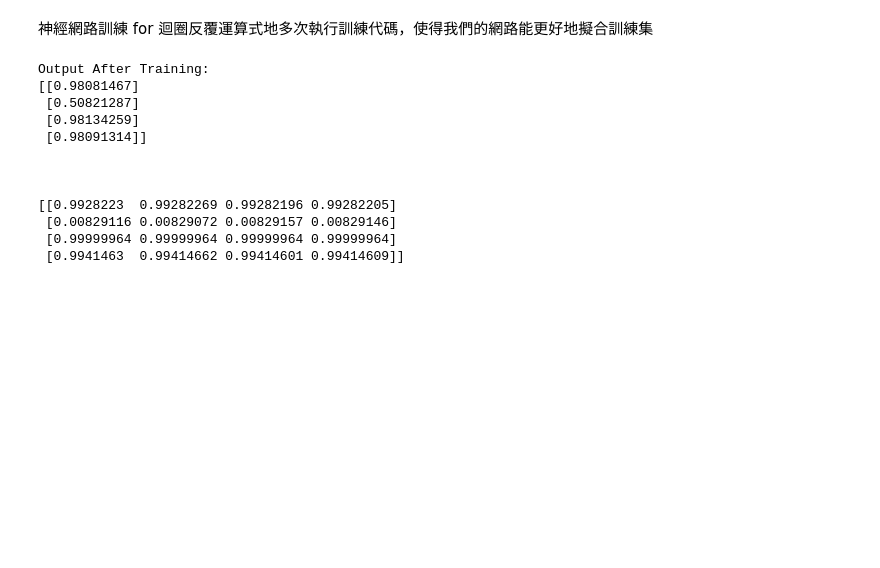
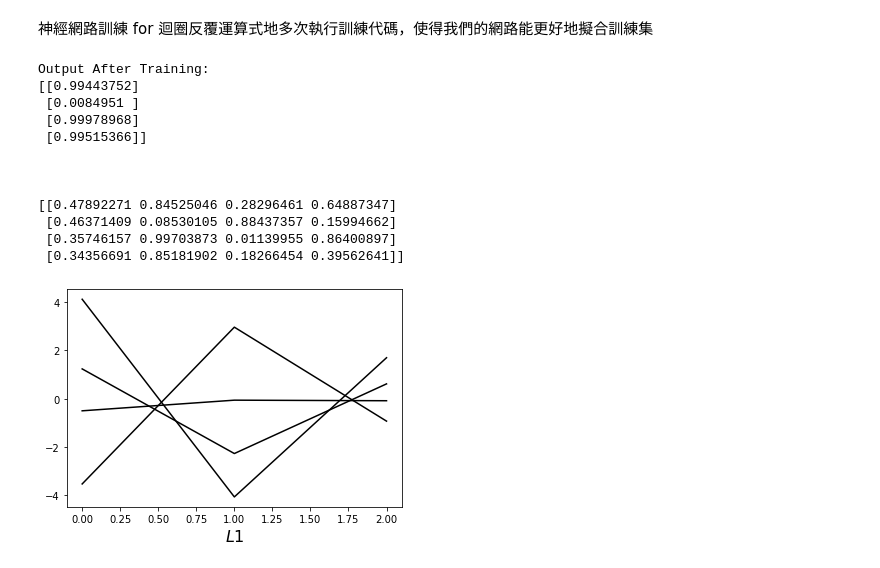
Before and after one commit to a227799770055/3rd-ML100Days, a Jupyter notebook: Homework/Day75-Back_Propagation_HW.ipynb, the cells around one changed output. Drawn from its saved outputs; the diff is of its cells as text; code cells hidden in the pictures; blank space fills up the shorter version.

```diff
--- a/Homework/Day75-Back_Propagation_HW.ipynb
+++ b/Homework/Day75-Back_Propagation_HW.ipynb
@@ -47,6 +47,9 @@ iter = 0
 #該神經網路權重矩陣的初始化操作。
 #用 “syn0” 來代指 (即“輸入層-第一層隱層”間權重矩陣）
 #用 “syn1” 來代指 (即“輸入層-第二層隱層”間權重矩陣）
+
+syn0_history = [syn0]
+syn1_history = [syn1]
 # %% [markdown]
 神經網路訓練
 for 迴圈反覆運算式地多次執行訓練代碼，使得我們的網路能更好地擬合訓練集
@@ -55,24 +58,21 @@ for iter in range(10000):
     # forward propagation
     l0 = X
     l1 = nonlin(np.dot(l0,syn0))
+    l2 = nonlin(np.dot(l1,syn1))
+    # 計算l2的 cost value
+    l2_error = y - l2
+    # 計算l2的sigmoid function的導函數
+    l2_delta = l2_error*nonlin(l2,deriv=True)
+    # 計算更新後的syn1權重
+    syn1 += np.dot(l1.T,l2_delta)
+    # 向前計算cost value對於syn0的微分
+    l1_error=l2_delta.dot(syn1.T)
+    l1_delta=l1_error * nonlin(l1,deriv=True)
+    syn0 += l0.T.dot(l1_delta)
 
-    # how much did we miss?
-    l1_error = y - l1
+    syn1_history.append(syn1)
+    syn0_history.append(syn0)
 
-    # multiply how much we missed by the
-    # slope of the sigmoid at the values in l1
-    l1_delta = l1_error * nonlin(l1,deriv=True)
-    # update weights
-    l2_error = y - l2
-    l2 = nonlin(np.dot(l1,syn1))
-    l2_delta = l2_error * nonlin(l2,deriv=True)
-
-
-    syn0 += np.dot(l0.T, l1_delta)
-
-    syn1 += np.dot(l1.T,l2_delta)
-
-     # syn1 update weights
 
 print("Output After Training:")
 print(l2)
@@ -80,14 +80,24 @@ print("\n\n")
 print(l1)
 # %% [output]
 Output After Training:
-[[0.98081467]
- [0.50821287]
- [0.98134259]
- [0.98091314]]
+[[0.99443752]
+ [0.0084951 ]
+ [0.99978968]
+ [0.99515366]]
 
 
 
-[[0.9928223  0.99282269 0.99282196 0.99282205]
- [0.00829116 0.00829072 0.00829157 0.00829146]
- [0.99999964 0.99999964 0.99999964 0.99999964]
- [0.9941463  0.99414662 0.99414601 0.99414609]]
+[[0.47892271 0.84525046 0.28296461 0.64887347]
+ [0.46371409 0.08530105 0.88437357 0.15994662]
+ [0.35746157 0.99703873 0.01139955 0.86400897]
+ [0.34356691 0.85181902 0.18266454 0.39562641]]
+# %%
+import matplotlib.pyplot as plt
+%matplotlib inline
+#適用於 Jupyter Notebook, 宣告直接在cell 內印出執行結果
+
+plt.plot(syn0_history[0], ms=3, lw=1.5, color='black')
+plt.xlabel(r'$L1$', fontsize=16)
+plt.show()
+# %% [output]
+[figure, added]
```
Also changed, not shown: parts of 1 cell of this notebook, 1 other file.
